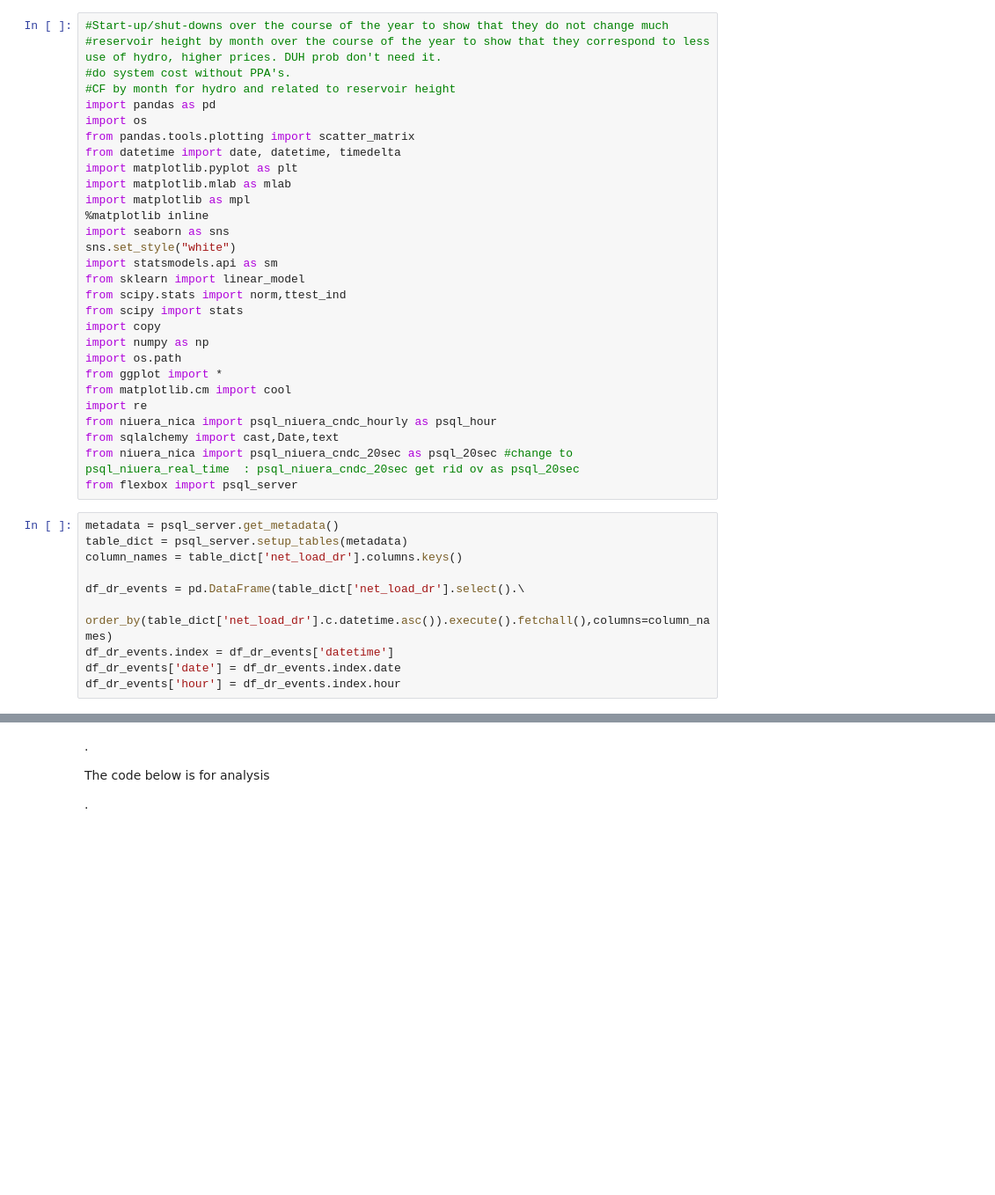
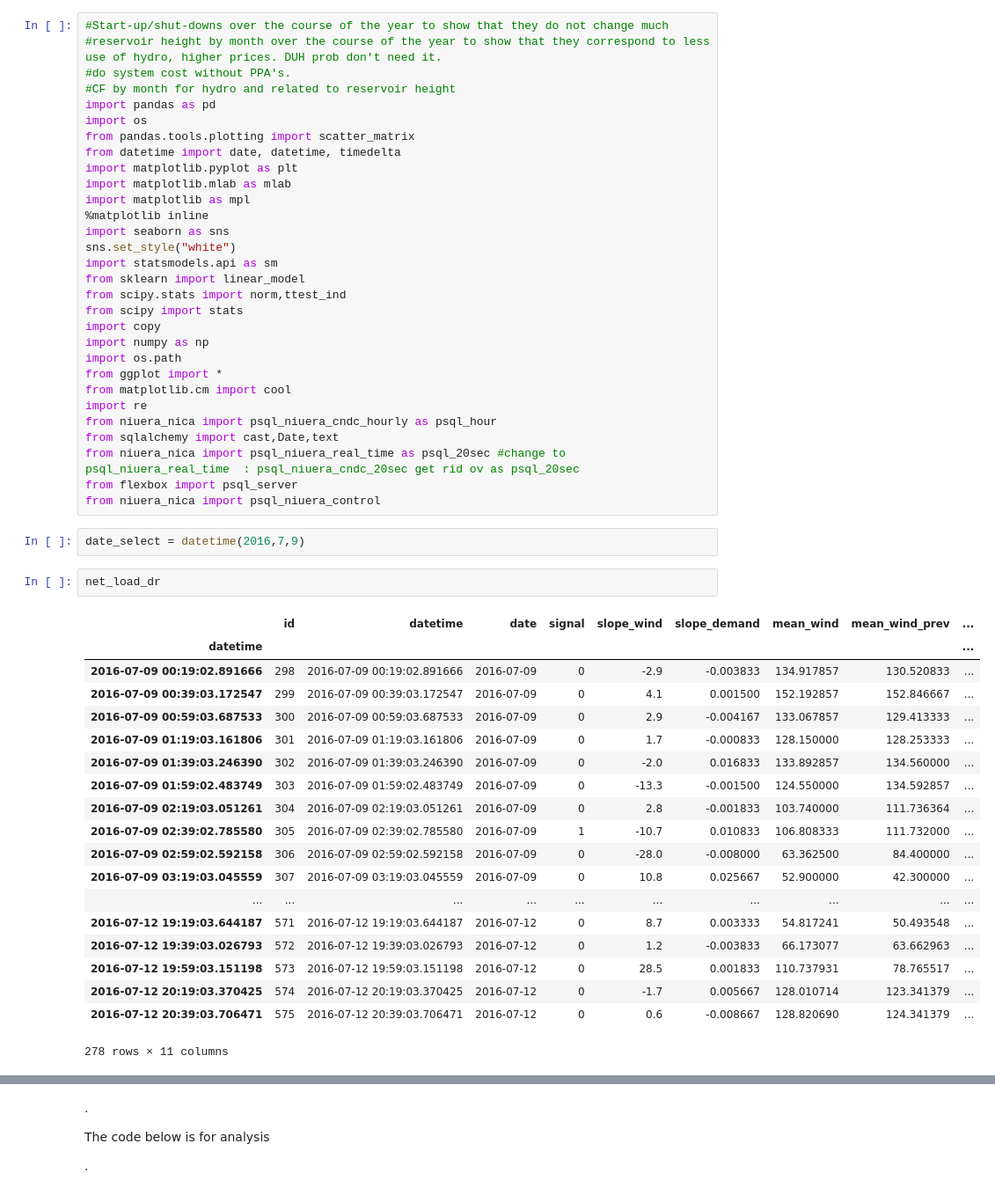
Before and after one commit to diegoleonbarido/flexbox-data-dump-analysis, a Jupyter notebook: ipynb/20sec_DR.ipynb, the cells around one changed output, grey strips where cells are left out. Shown at 88% size. Saved outputs shown, nothing was run; the diff lists cells and outputs as text; blank space fills up the shorter version.

```diff
--- a/ipynb/20sec_DR.ipynb
+++ b/ipynb/20sec_DR.ipynb
@@ -25,15 +25,30 @@ from matplotlib.cm import cool
 import re
 from niuera_nica import psql_niuera_cndc_hourly as psql_hour
 from sqlalchemy import cast,Date,text
-from niuera_nica import psql_niuera_cndc_20sec as psql_20sec #change to psql_niuera_real_time  : psql_niuera_cndc_20sec get rid ov as psql_20sec
+from niuera_nica import psql_niuera_real_time as psql_20sec #change to psql_niuera_real_time  : psql_niuera_cndc_20sec get rid ov as psql_20sec
 from flexbox import psql_server
+from niuera_nica import psql_niuera_control
-# %%
-metadata = psql_server.get_metadata()
-table_dict = psql_server.setup_tables(metadata)
-column_names = table_dict['net_load_dr'].columns.keys()
-
-df_dr_events = pd.DataFrame(table_dict['net_load_dr'].select().\
-     order_by(table_dict['net_load_dr'].c.datetime.asc()).execute().fetchall(),columns=column_names)
-df_dr_events.index = df_dr_events['datetime']
-df_dr_events['date'] = df_dr_events.index.date
-df_dr_events['hour'] = df_dr_events.index.hour
+# %%
+date_select = datetime(2016,7,9)
+# %%
+net_load_dr
+# %% [output]
+|  | id | datetime | date | signal | slope_wind | slope_demand | mean_wind | mean_wind_prev | ... |
+| datetime |  |  |  |  |  |  |  |  | ... |
+| 2016-07-09 00:19:02.891666 | 298 | 2016-07-09 00:19:02.891666 | 2016-07-09 | 0 | -2.9 | -0.003833 | 134.917857 | 130.520833 | ... |
+| 2016-07-09 00:39:03.172547 | 299 | 2016-07-09 00:39:03.172547 | 2016-07-09 | 0 | 4.1 | 0.001500 | 152.192857 | 152.846667 | ... |
+| 2016-07-09 00:59:03.687533 | 300 | 2016-07-09 00:59:03.687533 | 2016-07-09 | 0 | 2.9 | -0.004167 | 133.067857 | 129.413333 | ... |
+| 2016-07-09 01:19:03.161806 | 301 | 2016-07-09 01:19:03.161806 | 2016-07-09 | 0 | 1.7 | -0.000833 | 128.150000 | 128.253333 | ... |
+| 2016-07-09 01:39:03.246390 | 302 | 2016-07-09 01:39:03.246390 | 2016-07-09 | 0 | -2.0 | 0.016833 | 133.892857 | 134.560000 | ... |
+| 2016-07-09 01:59:02.483749 | 303 | 2016-07-09 01:59:02.483749 | 2016-07-09 | 0 | -13.3 | -0.001500 | 124.550000 | 134.592857 | ... |
+| 2016-07-09 02:19:03.051261 | 304 | 2016-07-09 02:19:03.051261 | 2016-07-09 | 0 | 2.8 | -0.001833 | 103.740000 | 111.736364 | ... |
+| 2016-07-09 02:39:02.785580 | 305 | 2016-07-09 02:39:02.785580 | 2016-07-09 | 1 | -10.7 | 0.010833 | 106.808333 | 111.732000 | ... |
+| 2016-07-09 02:59:02.592158 | 306 | 2016-07-09 02:59:02.592158 | 2016-07-09 | 0 | -28.0 | -0.008000 | 63.362500 | 84.400000 | ... |
+| 2016-07-09 03:19:03.045559 | 307 | 2016-07-09 03:19:03.045559 | 2016-07-09 | 0 | 10.8 | 0.025667 | 52.900000 | 42.300000 | ... |
+| ... | ... | ... | ... | ... | ... | ... | ... | ... | ... |
+| 2016-07-12 19:19:03.644187 | 571 | 2016-07-12 19:19:03.644187 | 2016-07-12 | 0 | 8.7 | 0.003333 | 54.817241 | 50.493548 | ... |
+| 2016-07-12 19:39:03.026793 | 572 | 2016-07-12 19:39:03.026793 | 2016-07-12 | 0 | 1.2 | -0.003833 | 66.173077 | 63.662963 | ... |
+| 2016-07-12 19:59:03.151198 | 573 | 2016-07-12 19:59:03.151198 | 2016-07-12 | 0 | 28.5 | 0.001833 | 110.737931 | 78.765517 | ... |
+| 2016-07-12 20:19:03.370425 | 574 | 2016-07-12 20:19:03.370425 | 2016-07-12 | 0 | -1.7 | 0.005667 | 128.010714 | 123.341379 | ... |
+| 2016-07-12 20:39:03.706471 | 575 | 2016-07-12 20:39:03.706471 | 2016-07-12 | 0 | 0.6 | -0.008667 | 128.820690 | 124.341379 | ... |
+278 rows × 11 columns
```
Also changed, not shown: parts of 20 cells of this notebook, 20 other files.
